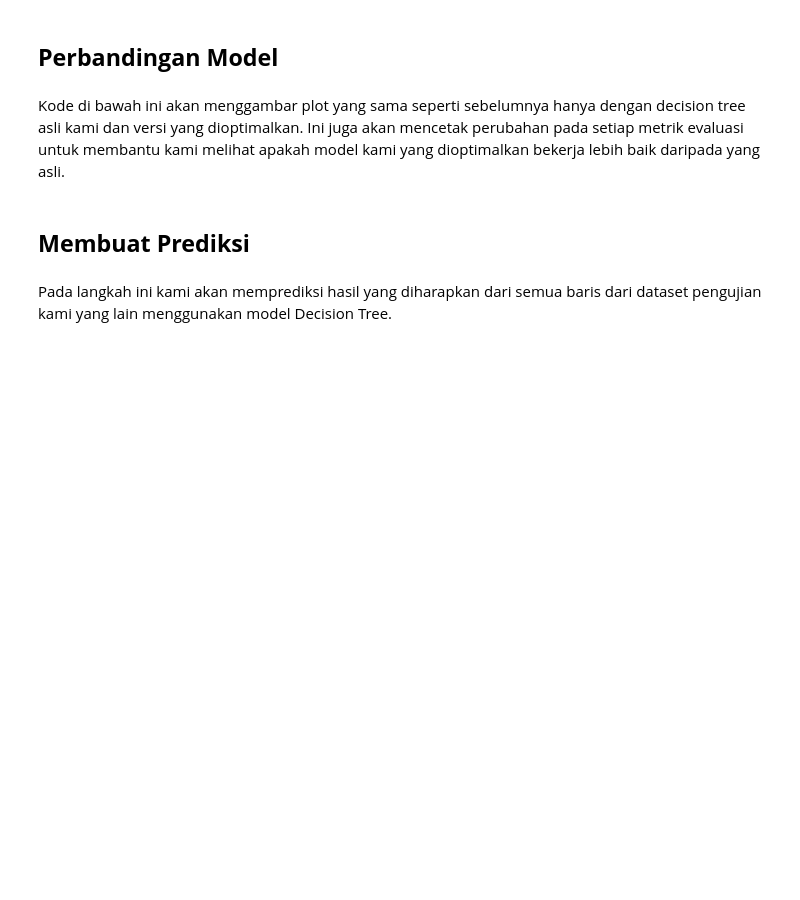
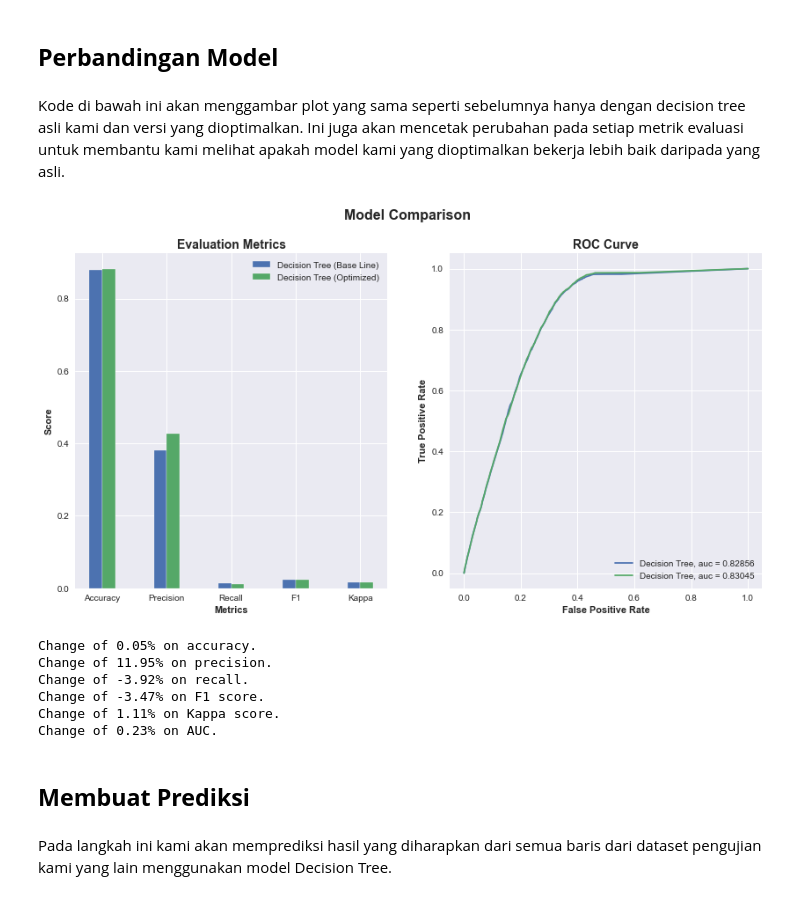
Before and after one commit to dioapw/school-project-machine-learning-classification, a Jupyter notebook: dio-1301194290-ml-tubes-2.ipynb, the cells around one changed output. Saved outputs shown, nothing was run; the diff lists cells and outputs as text; code cells hidden in the pictures; blank space fills up the shorter version.

```diff
--- a/dio-1301194290-ml-tubes-2.ipynb
+++ b/dio-1301194290-ml-tubes-2.ipynb
@@ -274,4 +646,5 @@ Ini adalah outlier yang berada di luar batas atas dan bawah yang dihitung dengan
 # %% [markdown]
 Untuk menghapus outlier ini dari set data:
 # %%
-df = df[(df['Premi'] > lower_limit) & (df['Premi'] < upper_limit)]
+# train data
+df = df[(df['Premi'] > lower_limit_train) & (df['Premi'] < upper_limit_train)]
@@ -586,0 +1245,5 @@ grid_search.best_params_
+# %%
+improvedDTC = tree.DecisionTreeClassifier(criterion='gini', max_depth=20,
+            max_features=3,
+            min_samples_leaf=3, min_samples_split=10, random_state=0)
+improvedDTC.fit(X_train.astype(int), y_train.astype(int))
@@ -589,11 +1255,8 @@ grid_search.best_params_
 # %% [markdown]
 Setelah menemukan parameter terbaik untuk model, kita dapat mengakses atribut best_estimator_ dari objek GridSearchCV untuk menyimpan model yang dioptimalkan ke dalam variabel yang disebut best_grid. Kami akan menghitung 6 metrik evaluasi menggunakan fungsi pembantu kami untuk membandingkannya dengan model dasar kami pada langkah berikutnya.
 # %%
-# Select best model with best fit
-best_grid = grid_search.best_estimator_
-
 # Evaluate Model
-best_grid_eval = evaluate_model(best_grid, X_test, y_test)
+best_grid_eval = evaluate_model(improvedDTC, X_test.astype(int), y_test.astype(int))
 
 # Print result
 print('Accuracy:', best_grid_eval['acc'])
@@ -618,47 +1291,55 @@ fig.set_facecolor('white')
 # First plot
 ## set bar size
 barWidth = 0.2
-rf_score = [rf_eval['acc'], rf_eval['prec'], rf_eval['rec'], rf_eval['f1'], rf_eval['kappa']]
+dt_score = [dtc_eval['acc'], dtc_eval['prec'], dtc_eval['rec'], dtc_eval['f1'], dtc_eval['kappa']]
 best_grid_score = [best_grid_eval['acc'], best_grid_eval['prec'], best_grid_eval['rec'], best_grid_eval['f1'], best_grid_eval['kappa']]
 
 ## Set position of bar on X axis
-r1 = np.arange(len(rf_score))
-r2 = [x + barWidth for x in r1]
+d1 = np.arange(len(dt_score))
+d2 = [x + barWidth for x in d1]
 
 ## Make the plot
-ax1.bar(r1, rf_score, width=barWidth, edgecolor='white', label='Decision Tree (Base Line)')
-ax1.bar(r2, best_grid_score, width=barWidth, edgecolor='white', label='Decision Tree (Optimized)')
+ax1.bar(d1, dt_score, width=barWidth, edgecolor='white', label='Decision Tree (Base Line)')
+ax1.bar(d2, best_grid_score, width=barWidth, edgecolor='white', label='Decision Tree (Optimized)')
 
 ## Add xticks on the middle of the group bars
 ax1.set_xlabel('Metrics', fontweight='bold')
 labels = ['Accuracy', 'Precision', 'Recall', 'F1', 'Kappa']
 ax1.set_xticks([r + (barWidth * 0.5) for r in range(len(dtc_score))], )
 ax1.set_xticklabels(labels)
 ax1.set_ylabel('Score', fontweight='bold')
 # ax1.set_ylim(0, 1)
 
 ## Create legend & Show graphic
 ax1.set_title('Evaluation Metrics', fontsize=14, fontweight='bold')
 ax1.legend()
 
 # Second plot
 ## Comparing ROC Curve
-ax2.plot(rf_eval['fpr'], rf_eval['tpr'], label='Decision Tree, auc = {:0.5f}'.format(rf_eval['auc']))
+ax2.plot(dtc_eval['fpr'], dtc_eval['tpr'], label='Decision Tree, auc = {:0.5f}'.format(dtc_eval['auc']))
 ax2.plot(best_grid_eval['fpr'], best_grid_eval['tpr'], label='Decision Tree, auc = {:0.5f}'.format(best_grid_eval['auc']))
 
 ax2.set_title('ROC Curve', fontsize=14, fontweight='bold')
 ax2.set_xlabel('False Positive Rate', fontweight='bold')
 ax2.set_ylabel('True Positive Rate', fontweight='bold')
 ax2.legend(loc=4)
 
 plt.show()
 
-print('Change of {:0.2f}% on accuracy.'.format(100 * ((best_grid_eval['acc'] - rf_eval['acc']) / rf_eval['acc'])))
-print('Change of {:0.2f}% on precision.'.format(100 * ((best_grid_eval['prec'] - rf_eval['prec']) / rf_eval['prec'])))
-print('Change of {:0.2f}% on recall.'.format(100 * ((best_grid_eval['rec'] - rf_eval['rec']) / rf_eval['rec'])))
-print('Change of {:0.2f}% on F1 score.'.format(100 * ((best_grid_eval['f1'] - rf_eval['f1']) / rf_eval['f1'])))
-print('Change of {:0.2f}% on Kappa score.'.format(100 * ((best_grid_eval['kappa'] - rf_eval['kappa']) / rf_eval['kappa'])))
-print('Change of {:0.2f}% on AUC.'.format(100 * ((best_grid_eval['auc'] - rf_eval['auc']) / rf_eval['auc'])))
+print('Change of {:0.2f}% on accuracy.'.format(100 * ((best_grid_eval['acc'] - dtc_eval['acc']) / dtc_eval['acc'])))
+print('Change of {:0.2f}% on precision.'.format(100 * ((best_grid_eval['prec'] - dtc_eval['prec']) / dtc_eval['prec'])))
+print('Change of {:0.2f}% on recall.'.format(100 * ((best_grid_eval['rec'] - dtc_eval['rec']) / dtc_eval['rec'])))
+print('Change of {:0.2f}% on F1 score.'.format(100 * ((best_grid_eval['f1'] - dtc_eval['f1']) / dtc_eval['f1'])))
+print('Change of {:0.2f}% on Kappa score.'.format(100 * ((best_grid_eval['kappa'] - dtc_eval['kappa']) / dtc_eval['kappa'])))
+print('Change of {:0.2f}% on AUC.'.format(100 * ((best_grid_eval['auc'] - dtc_eval['auc']) / dtc_eval['auc'])))
+# %% [output]
+[figure, added]
+Change of 0.05% on accuracy.
+Change of 11.95% on precision.
+Change of -3.92% on recall.
+Change of -3.47% on F1 score.
+Change of 1.11% on Kappa score.
+Change of 0.23% on AUC.
 # %% [markdown]
 ## **Membuat Prediksi**
 # %% [markdown]
```
Also changed, not shown: parts of 91 cells of this notebook, 3 other files.
